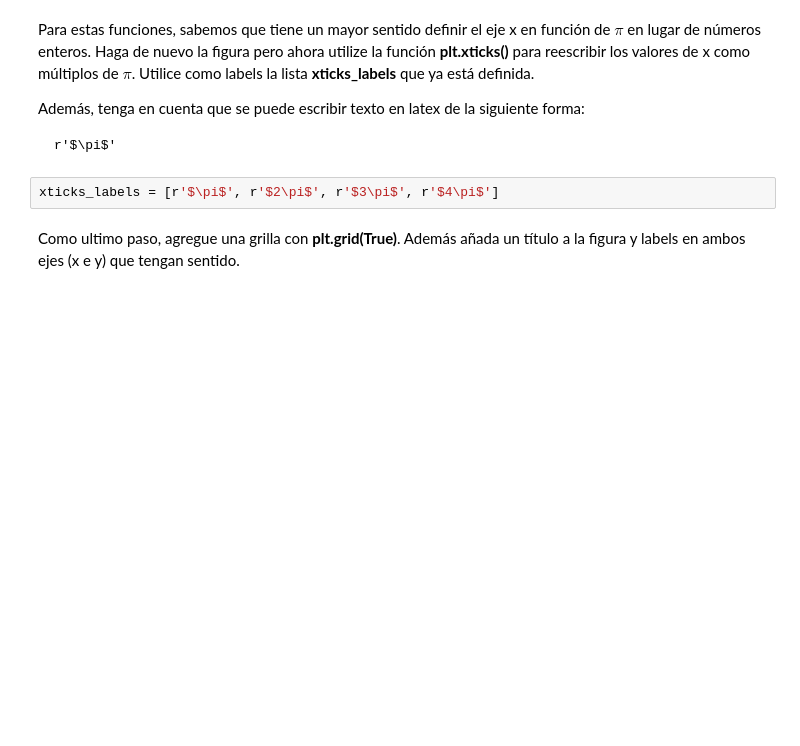
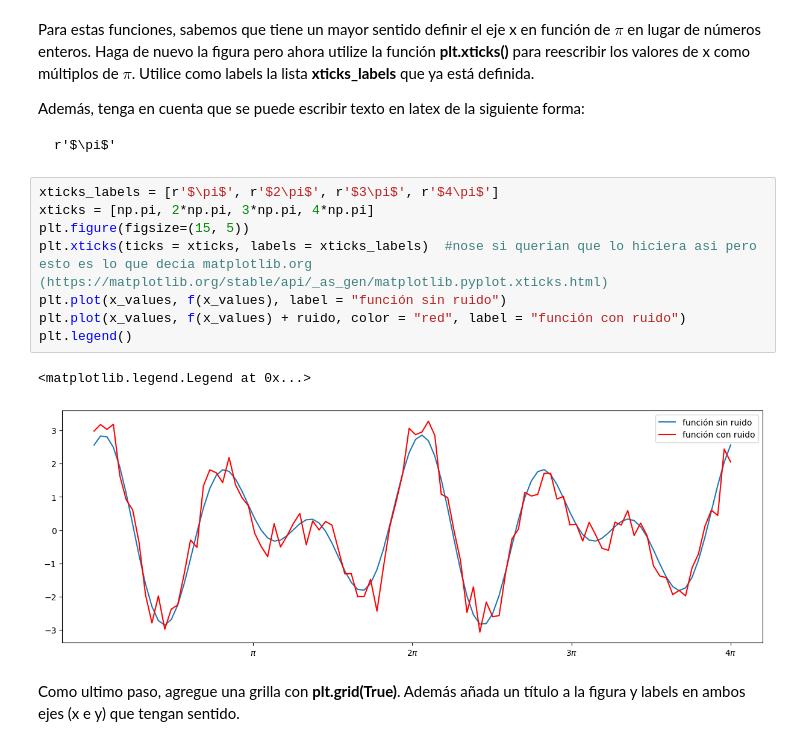
Before and after one commit to GARU0012/Tarea-1, a Jupyter notebook: Tarea_1.ipynb, the cells around one changed output. Cells and saved outputs as stored; diff of their text form; blank space fills up the shorter version.

````diff
--- a/Tarea_1.ipynb
+++ b/Tarea_1.ipynb
@@ -221,7 +243,16 @@ Además, tenga en cuenta que se puede escribir texto en latex de la siguiente fo
 ```
 r'$\pi$'
 ```
-# %%
-xticks_labels = [r'$\pi$', r'$2\pi$', r'$3\pi$', r'$4\pi$']
+# %%
+xticks_labels = [r'$\pi$', r'$2\pi$', r'$3\pi$', r'$4\pi$']
+xticks = [np.pi, 2*np.pi, 3*np.pi, 4*np.pi]
+plt.figure(figsize=(15, 5))
+plt.xticks(ticks = xticks, labels = xticks_labels)  #nose si querian que lo hiciera asi pero esto es lo que decia matplotlib.org (https://matplotlib.org/stable/api/_as_gen/matplotlib.pyplot.xticks.html)
+plt.plot(x_values, f(x_values), label = "función sin ruido")
+plt.plot(x_values, f(x_values) + ruido, color = "red", label = "función con ruido")
+plt.legend()
+# %% [output]
+<matplotlib.legend.Legend at 0x...>
+[figure, added]
 # %% [markdown]
 Como ultimo paso, agregue una grilla con **plt.grid(True)**. Además añada un título a la figura y labels en ambos ejes (x e y) que tengan sentido.
````
Also changed, not shown: parts of 8 cells of this notebook.
